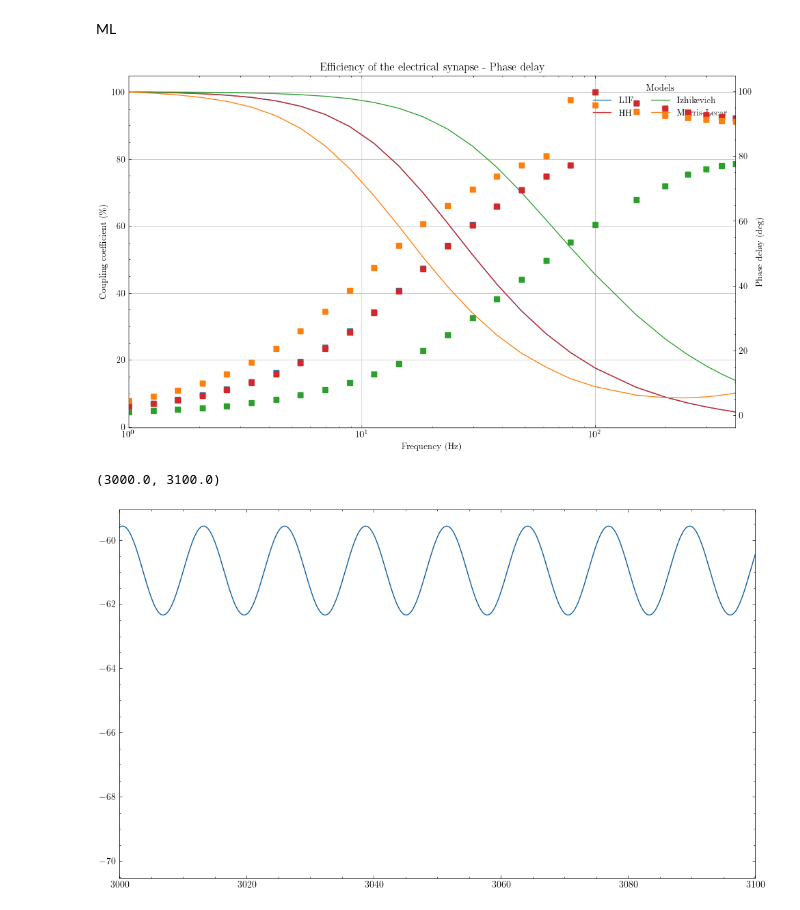
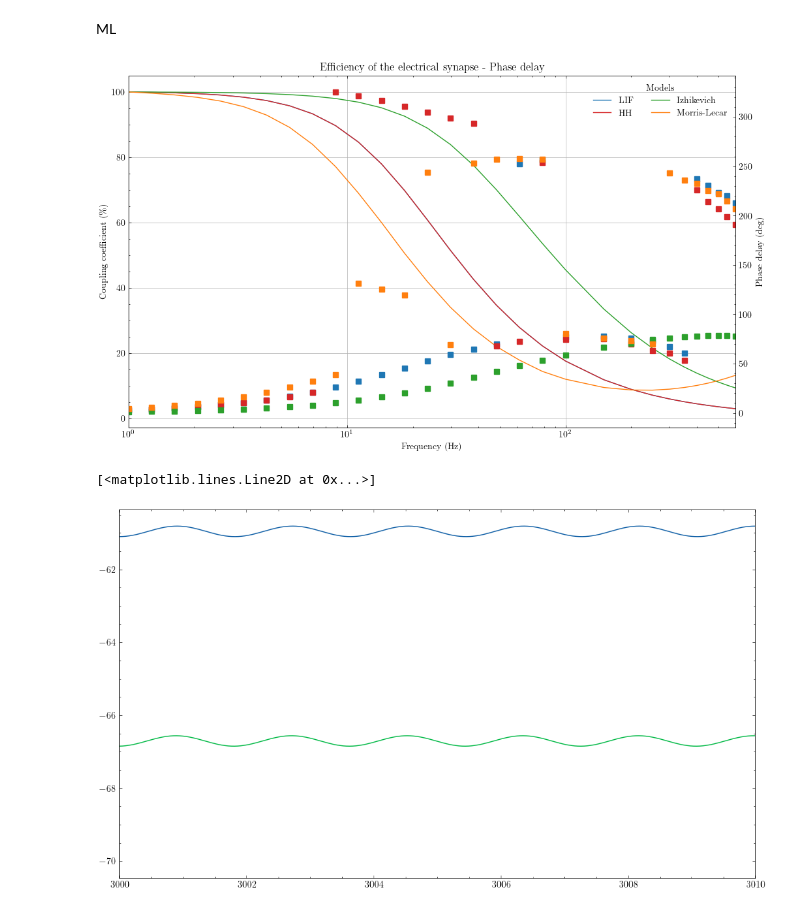
Before and after one commit to Sir-Bip-Bop/Gap-Junction-Coupling-Studies, a Jupyter notebook: efficiency.ipynb, the cells around one changed output. Saved outputs shown, nothing was run; the diff lists cells and outputs as text; code cells hidden in the pictures.

Commit message:
Big problem for the intersection point

```diff
--- a/efficiency.ipynb
+++ b/efficiency.ipynb
@@ -26,7 +26,7 @@ def phases(data,dt):
         if  (data[i-1,1] < data[i,1] and data[i,1] > data[i+1,1] ) or (data[i-1,1] > data[i,1] and data[i,1] < data[i+1,1]):
             points2[num_points2] = i * dt
             num_points2 = num_points2 +1
-        if points1[num_points1] < points2[num_points2]:
+        if points1[num_points1] > points2[num_points2]:
             points2[num_points2] = 0
             num_points2 = num_points2 -1
     time_dif = 0
@@ -141,6 +141,16 @@ f = np.append(f,0.25)
 f = np.append(f,0.3)
 f = np.append(f,0.35)
 f = np.append(f, 0.4)
+f = np.append(f, 0.45)
+f = np.append(f, 0.5)
+f = np.append(f, 0.55)
+f = np.append(f, 0.6)
+f = np.append(f, 0.65)
+f = np.append(f, 0.7)
+f = np.append(f, 0.75)
+f = np.append(f, 0.8)
+f = np.append(f, 0.85)
+f = np.append(f, 0.9)
 mean = np.zeros((len(f),1))
 phases_test = np.zeros((len(f),1))
 y0 = [-70,-70]
@@ -150,7 +160,7 @@ data_IF_total_1 = np.zeros((len(f),len(t)))
 data_IF_total_2 = np.zeros((len(f),len(t)))
 
 for i in range(0,len(f)):
-    I[:,0] = 1+ np.sin(2 * np.pi * f[i] * t)
+    I[:,0] = 0.7+ np.sin(2 * np.pi * f[i] * t)
     data4b_IF, complete_IF_4b = rk_if(dt, t_final,order,y0,*params_LIF,I,Is,k,tau,1)
     end = len(data4b_IF)
     data_IF_total_1[i] = data4b_IF[:,0]
@@ -162,7 +172,7 @@ for i in range(0,len(f)):
         phases_test[i] = 360 * f[i] * time_diff
     else:
         mean[i] = ( np.max(data4b_IF[80000:end-1,1]) - np.min(data4b_IF[80000:end-1,1]) ) / ( np.max(data4b_IF[80000:end-1,0]) - np.min(data4b_IF[80000:end-1,0]) )
-        time_diff, residue = phases(data4b_IF[80000:end-1,:],dt)
+        time_diff, residue = phases(data4b_IF[10000:end-1],:,dt)
         phases_test[i] = 360 * f[i] * time_diff
 
 f = 1000*f
@@ -190,6 +200,16 @@ f = np.append(f,0.25)
 f = np.append(f,0.3)
 f = np.append(f,0.35)
 f = np.append(f, 0.4)
+f = np.append(f, 0.45)
+f = np.append(f, 0.5)
+f = np.append(f, 0.55)
+f = np.append(f, 0.6)
+f = np.append(f, 0.65)
+f = np.append(f, 0.7)
+f = np.append(f, 0.75)
+f = np.append(f, 0.8)
+f = np.append(f, 0.85)
+f = np.append(f, 0.9)
 mean = np.zeros((len(f),1))
 phases_test = np.zeros((len(f),1))
 residue = 0
@@ -212,7 +232,7 @@ for i in range(0,len(f)):
         phases_test[i] = 360 * f[i] * time_diff
     else:
         mean[i] = ( np.max(data4b_Ish[10000:end-1,1]) - np.min(data4b_Ish[10000:end-1,1]) ) / ( np.max(data4b_Ish[10000:end-1,0]) - np.min(data4b_Ish[10000:end-1,0]) )
-        time_diff, residue  = phases(data4b_Ish,dt)
+        time_diff, residue  = phases(data4b_Ish[10000:end-1,:],dt)
         phases_test[i] = 360 * f[i] * time_diff
 f = 1000*f
 mean = mean * 100
@@ -240,6 +260,16 @@ f = np.append(f,0.25)
 f = np.append(f,0.3)
 f = np.append(f,0.35)
 f = np.append(f, 0.4)
+f = np.append(f, 0.45)
+f = np.append(f, 0.5)
+f = np.append(f, 0.55)
+f = np.append(f, 0.6)
+f = np.append(f, 0.65)
+f = np.append(f, 0.7)
+f = np.append(f, 0.75)
+f = np.append(f, 0.8)
+f = np.append(f, 0.85)
+f = np.append(f, 0.9)
 mean = np.zeros((len(f),1))
 residue = 0
 phases_test = np.zeros((len(f),1))
@@ -264,7 +294,7 @@ for i in range(0,len(f)):
         phases_test[i] = 360 * f[i] * time_diff
     else:
         mean[i] = ( np.max(data4b_ML[10000:end-1,1]) - np.min(data4b_ML[10000:end-1,1]) ) / ( np.max(data4b_ML[10000:end-1,0]) - np.min(data4b_ML[10000:end-1,0]) )
-        time_diff, residue = phases(data4b_ML[72000:end-1],dt)
+        time_diff, residue = phases(data4b_ML[10000:end-1,:],dt)
         phases_test[i] = 360 * f[i] * time_diff
 f = 1000*f
 mean = mean * 100
@@ -279,37 +309,41 @@ phasesML= phases_test
 # %%
 fig, ax1 = plt.subplots()
 ax2 = ax1.twinx()
 
 ax1.set_title('Efficiency of the electrical synapse - Phase delay')
 ax1.set_xscale('log')
 
 ax1.set_xlabel('Frequency (Hz)')
 ax1.set_ylabel('Coupling coefficient (\%)')
-ax1.set_xlim(1,400)
+ax1.set_xlim(1,600)
 
 ax2.set_ylabel('Phase delay (deg)')
 
 ax2.plot(fIF,phasesIF, 's', color = 'tab:blue')
 ax2.plot(fHH,phasesHH, 's', color = 'tab:red')
 ax2.plot(fISH,phasesISH, 's', color = 'tab:green')
 ax2.plot(fML,phasesML, 's', color = 'tab:orange')
 
 ax1.plot(fIF,meanIF, color = 'tab:blue',label = 'LIF')
 ax1.plot(fHH,meanHH, color = 'tab:red',label= 'HH')
 ax1.plot(fISH, meanISH,color = 'tab:green', label = 'Izhikevich')
 ax1.plot(fML,meanML, color = 'tab:orange', label = 'Morris-Lecar')
 
 ax1.legend(title='Models',ncols=2)
 ax1.grid()
 # %% [output]
-[figure, old version]
+[figure, new version]
 # %%
 time = np.linspace(0,t_final,int(t_final/dt))
-plt.plot(time,data_HH_total_1[18,:])
-plt.xlim(3000,3100)
-#plt.plot(time,data_HH_total_1[20,:])
-#plt.plot(time,data_IZH_total_2[20,:])
-#plt.plot(time,data_HH_total_2[20,:])
+plt.xlim(3000,3010)
+plt.plot(time,data_HH_total_1[28,:])
+plt.plot(time,data_IZH_total_1[28,:])
+#plt.plot(time,data_ML_total_1[28,:])
+#plt.plot(time,data_IF_total_1[28,:])
+#plt.plot(time,data_HH_total_2[28,:])
+#plt.plot(time,data_IZH_total_2[28,:])
+#plt.plot(time,data_ML_total_2[28,:])
+#plt.plot(time,data_IF_total_2[28,:])
 # %% [output]
-(3000.0, 3100.0)
+[<matplotlib.lines.Line2D at 0x...>]
-[figure, old version]
+[figure, new version]
```
Also changed, not shown: parts of 1 cell of this notebook.
